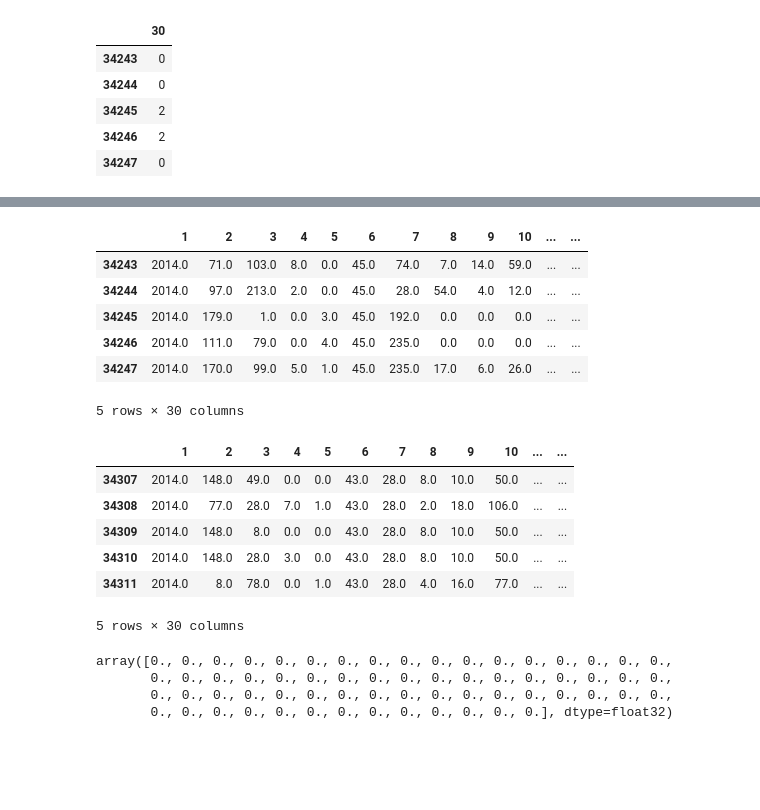
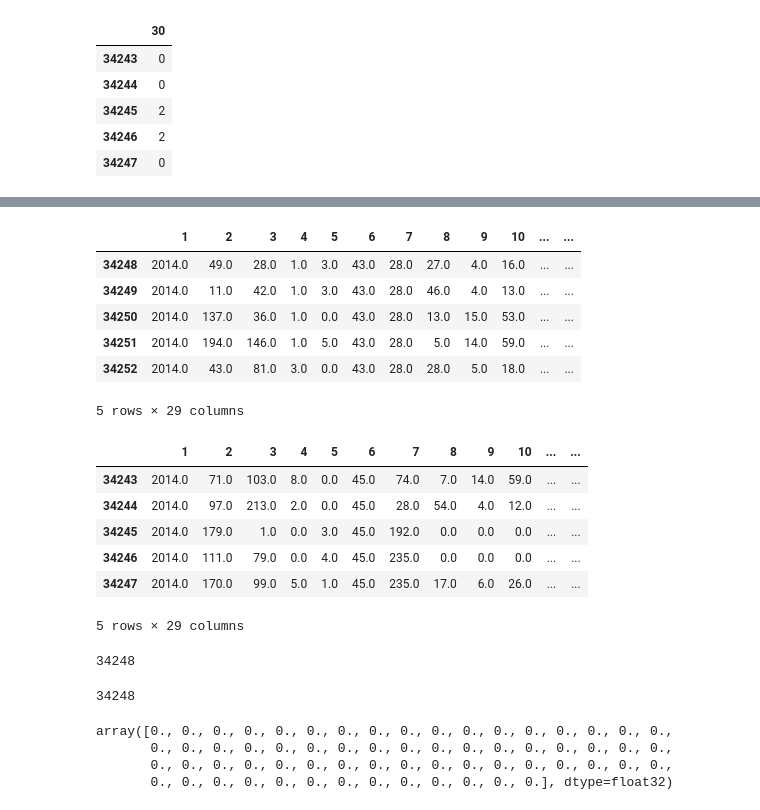
Before and after one commit to fcavazzoli/Prode, a Jupyter notebook: Prode.ipynb, the cells around one changed output, grey strips where cells are left out. Saved outputs shown, nothing was run; the diff lists cells and outputs as text; code cells hidden in the pictures; blank space fills up the shorter version.

```diff
--- a/Prode.ipynb
+++ b/Prode.ipynb
@@ -194,8 +270,16 @@ for x in prode.columns:
     prode[x] = prode.apply(lambda y: float(y[x]), axis=1)
 # %%
 history[30] = resultados[30]
-#history.drop([30],inplace=True)
-prode[30] = resultados_reales
+history.drop([30],inplace=True,axis=1)
+prode.head()
+# %% [output]
+|  | 1 | 2 | 3 | 4 | 5 | 6 | 7 | 8 | 9 | 10 | ... | ... |
+| 34248 | 2014.0 | 49.0 | 28.0 | 1.0 | 3.0 | 43.0 | 28.0 | 27.0 | 4.0 | 16.0 | ... | ... |
+| 34249 | 2014.0 | 11.0 | 42.0 | 1.0 | 3.0 | 43.0 | 28.0 | 46.0 | 4.0 | 13.0 | ... | ... |
+| 34250 | 2014.0 | 137.0 | 36.0 | 1.0 | 0.0 | 43.0 | 28.0 | 13.0 | 15.0 | 53.0 | ... | ... |
+| 34251 | 2014.0 | 194.0 | 146.0 | 1.0 | 5.0 | 43.0 | 28.0 | 5.0 | 14.0 | 59.0 | ... | ... |
+| 34252 | 2014.0 | 43.0 | 81.0 | 3.0 | 0.0 | 43.0 | 28.0 | 28.0 | 5.0 | 18.0 | ... | ... |
+5 rows × 29 columns
 # %%
 history.tail()
 # %% [output]
@@ -205,4 +289,4 @@ history.tail()
 | 34245 | 2014.0 | 179.0 | 1.0 | 0.0 | 3.0 | 45.0 | 192.0 | 0.0 | 0.0 | 0.0 | ... | ... |
 | 34246 | 2014.0 | 111.0 | 79.0 | 0.0 | 4.0 | 45.0 | 235.0 | 0.0 | 0.0 | 0.0 | ... | ... |
 | 34247 | 2014.0 | 170.0 | 99.0 | 5.0 | 1.0 | 45.0 | 235.0 | 17.0 | 6.0 | 26.0 | ... | ... |
-5 rows × 30 columns
+5 rows × 29 columns
@@ -211,13 +293,11 @@ prode[30] = np.nan
-# %%
-prode.tail()
-# %% [output]
-|  | 1 | 2 | 3 | 4 | 5 | 6 | 7 | 8 | 9 | 10 | ... | ... |
-| 34307 | 2014.0 | 148.0 | 49.0 | 0.0 | 0.0 | 43.0 | 28.0 | 8.0 | 10.0 | 50.0 | ... | ... |
-| 34308 | 2014.0 | 77.0 | 28.0 | 7.0 | 1.0 | 43.0 | 28.0 | 2.0 | 18.0 | 106.0 | ... | ... |
-| 34309 | 2014.0 | 148.0 | 8.0 | 0.0 | 0.0 | 43.0 | 28.0 | 8.0 | 10.0 | 50.0 | ... | ... |
-| 34310 | 2014.0 | 148.0 | 28.0 | 3.0 | 0.0 | 43.0 | 28.0 | 8.0 | 10.0 | 50.0 | ... | ... |
-| 34311 | 2014.0 | 8.0 | 78.0 | 0.0 | 1.0 | 43.0 | 28.0 | 4.0 | 16.0 | 77.0 | ... | ... |
-5 rows × 30 columns
+# %%
+len(history.values)
+# %% [output]
+34248
+# %%
+len(resultados.values)
+# %% [output]
+34248
 # %%
 import xgboost as xgb
 # read in data
```
Also changed, not shown: parts of 16 cells of this notebook, 7 other files.
